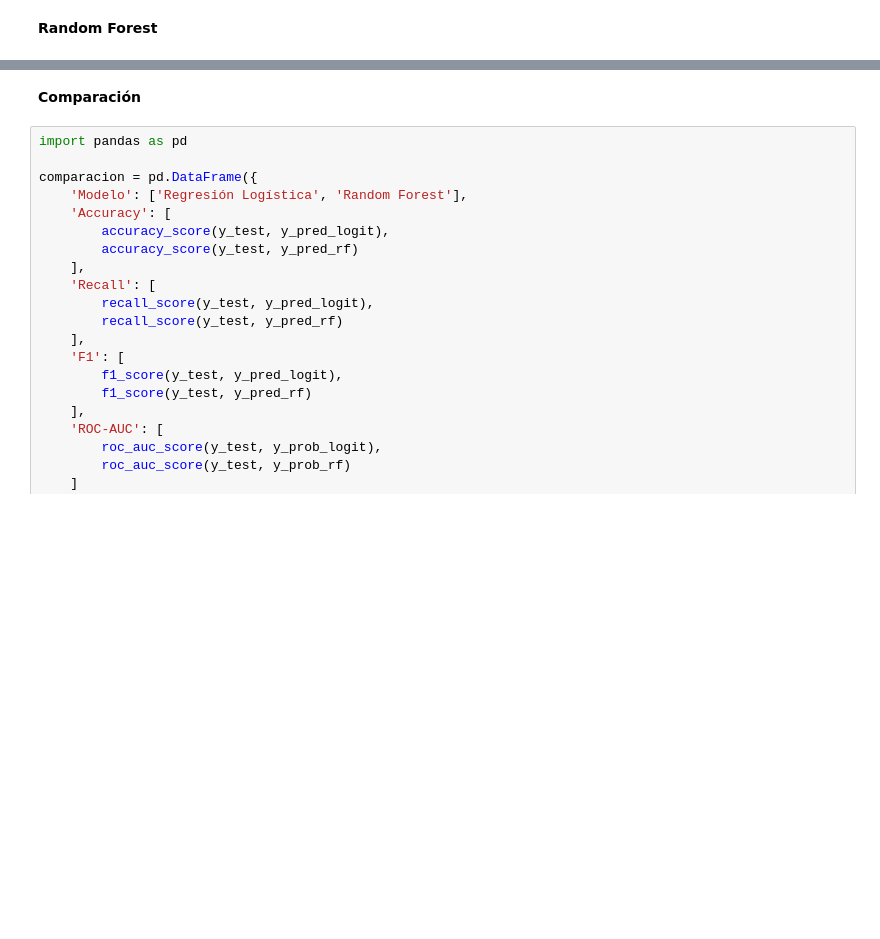
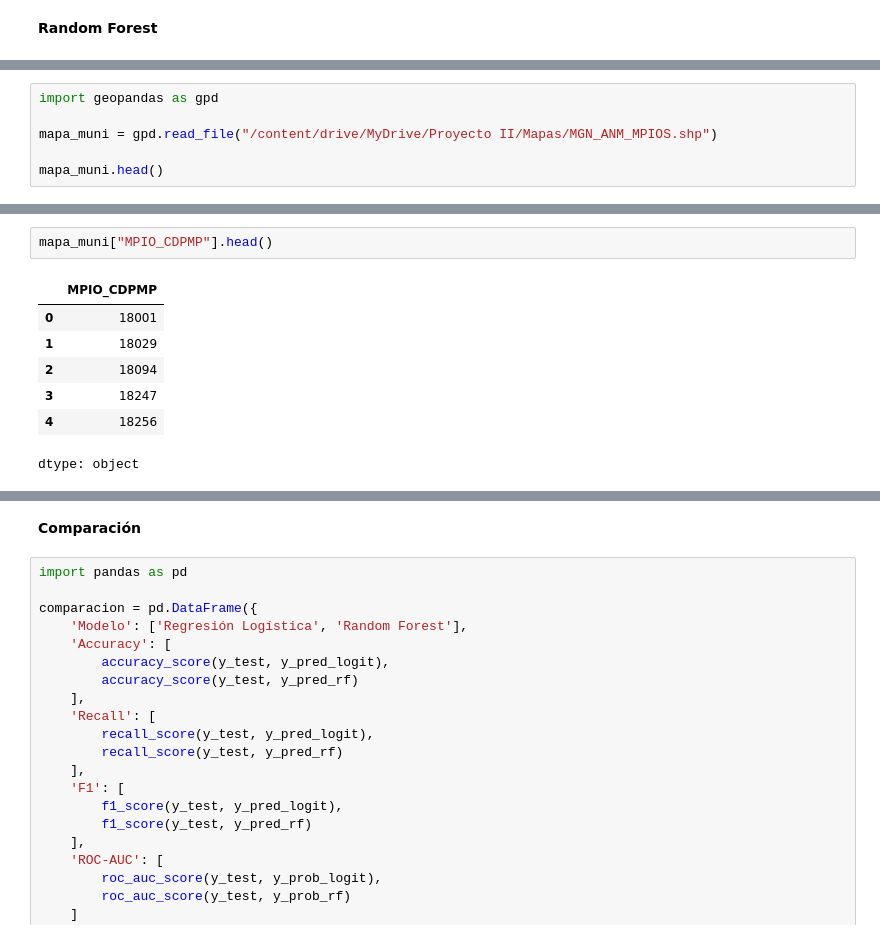
Before and after one commit to asguzmanm/TrabajoFinalCUN, a Jupyter notebook: TrabajoFinal.ipynb, the cells around one changed output, grey strips where cells are left out. Drawn from its saved outputs; the diff is of its cells as text; blank space fills up the shorter version.

```diff
--- a/TrabajoFinal.ipynb
+++ b/TrabajoFinal.ipynb
@@ -1179,0 +1212,6 @@ array([[1664,   98],
+# %%
+import geopandas as gpd
+
+mapa_muni = gpd.read_file("/content/drive/MyDrive/Proyecto II/Mapas/MGN_ANM_MPIOS.shp")
+
+mapa_muni.head()
@@ -1179,0 +1226,10 @@ array([[1664,   98],
+# %%
+mapa_muni["MPIO_CDPMP"].head()
+# %% [output]
+|  | MPIO_CDPMP |
+| 0 | 18001 |
+| 1 | 18029 |
+| 2 | 18094 |
+| 3 | 18247 |
+| 4 | 18256 |
+dtype: object
```
Also changed, not shown: parts of 12 cells of this notebook.
